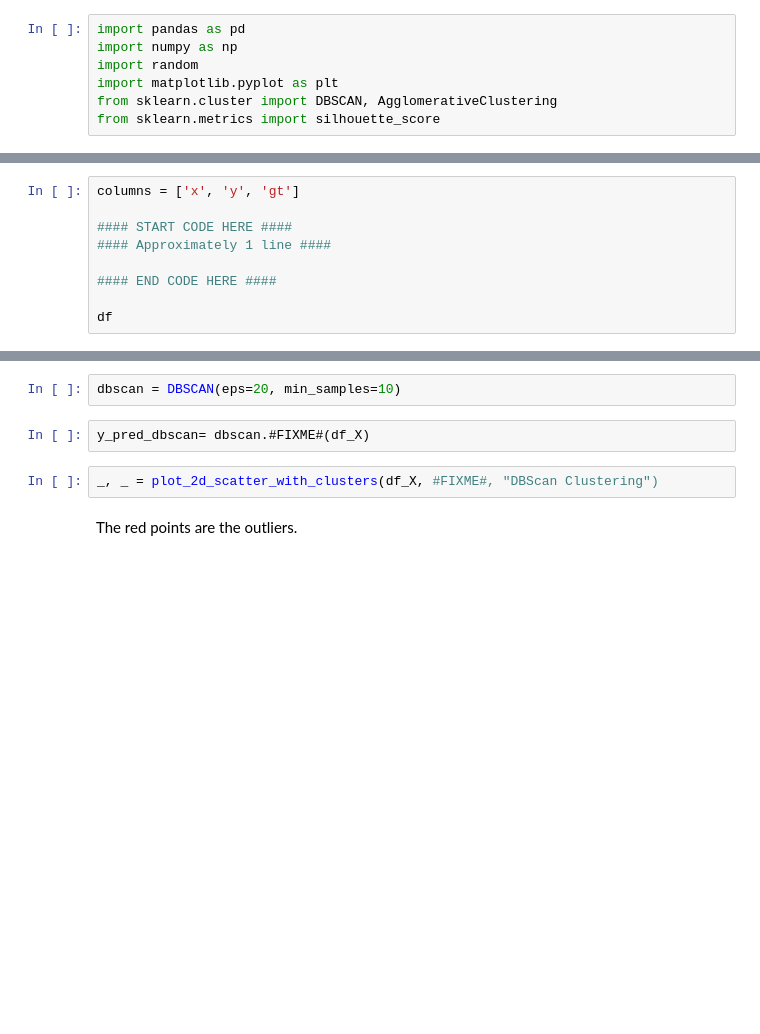
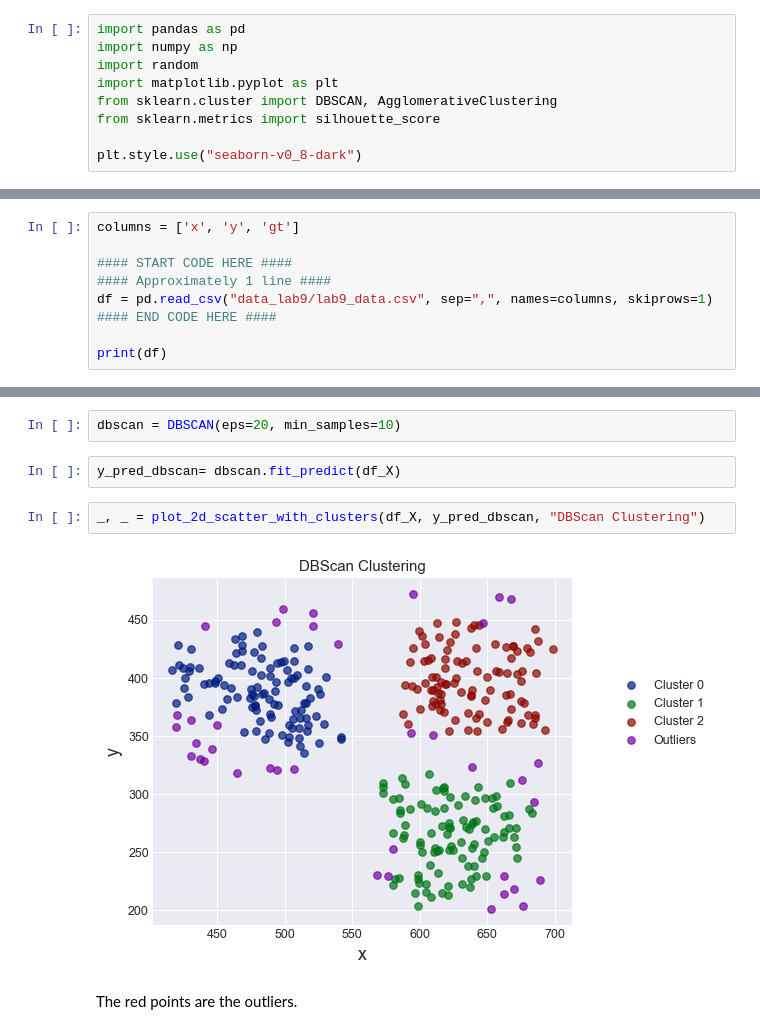
Before and after one commit to Abderrahamane/data-Mining-Labs, a Jupyter notebook: Lab 9/Clustering - Non-Guided.ipynb, the cells around one changed output, grey strips where cells are left out. Cells and saved outputs as stored; diff of their text form; blank space fills up the shorter version.

```diff
--- a/Lab 9/Clustering - Non-Guided.ipynb
+++ b/Lab 9/Clustering - Non-Guided.ipynb
@@ -16,6 +16,8 @@ import random
 import matplotlib.pyplot as plt
 from sklearn.cluster import DBSCAN, AgglomerativeClustering
 from sklearn.metrics import silhouette_score
+
+plt.style.use("seaborn-v0_8-dark")
 # %% [markdown]
 If the previous cell outputs one the following error: `ModuleNotFoundError: No module named 'sklearn'`, then, you have to install the Scikit-Learn package. If you don't remember how to install a Python package, please retrieve the guide on Anaconda-Navigator.
 
@@ -46,7 +48,7 @@ columns = ['x', 'y', 'gt']
 
 #### START CODE HERE ####
 #### Approximately 1 line ####
-
+df = pd.read_csv("data_lab9/lab9_data.csv", sep=",", names=columns, skiprows=1)
 #### END CODE HERE ####
 
-df
+print(df)
@@ -156,9 +181,11 @@ Here, is already provided to you the code to run the **Density-based clustering
 # %%
 dbscan = DBSCAN(eps=20, min_samples=10)
 # %%
-y_pred_dbscan= dbscan.#FIXME#(df_X)
+y_pred_dbscan= dbscan.fit_predict(df_X)
 # %%
-_, _ = plot_2d_scatter_with_clusters(df_X, #FIXME#, "DBScan Clustering")
+_, _ = plot_2d_scatter_with_clusters(df_X, y_pred_dbscan, "DBScan Clustering")
+# %% [output]
+[figure, added]
 # %% [markdown]
 The red points are the outliers.
 # %% [markdown]
```
Also changed, not shown: parts of 10 cells of this notebook.
